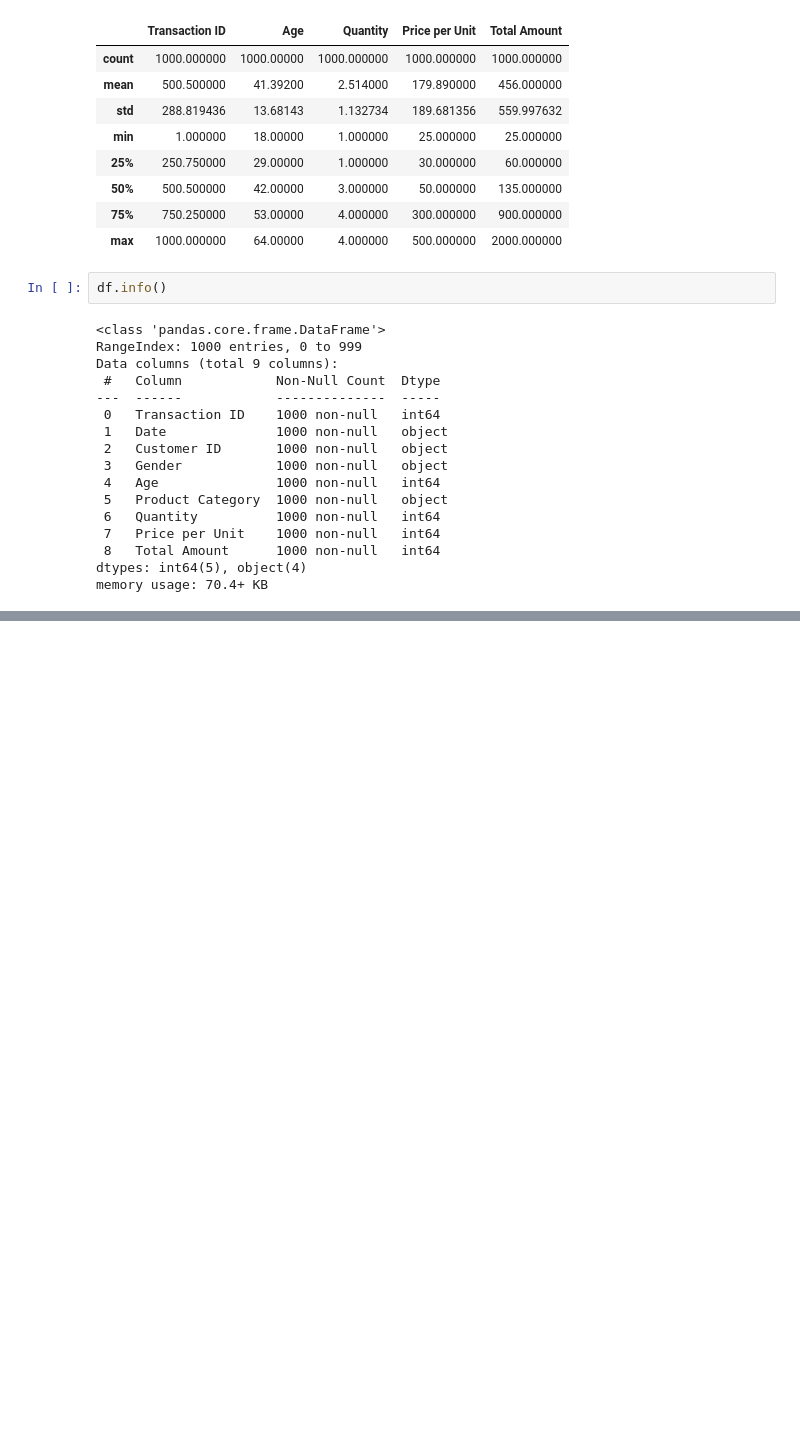
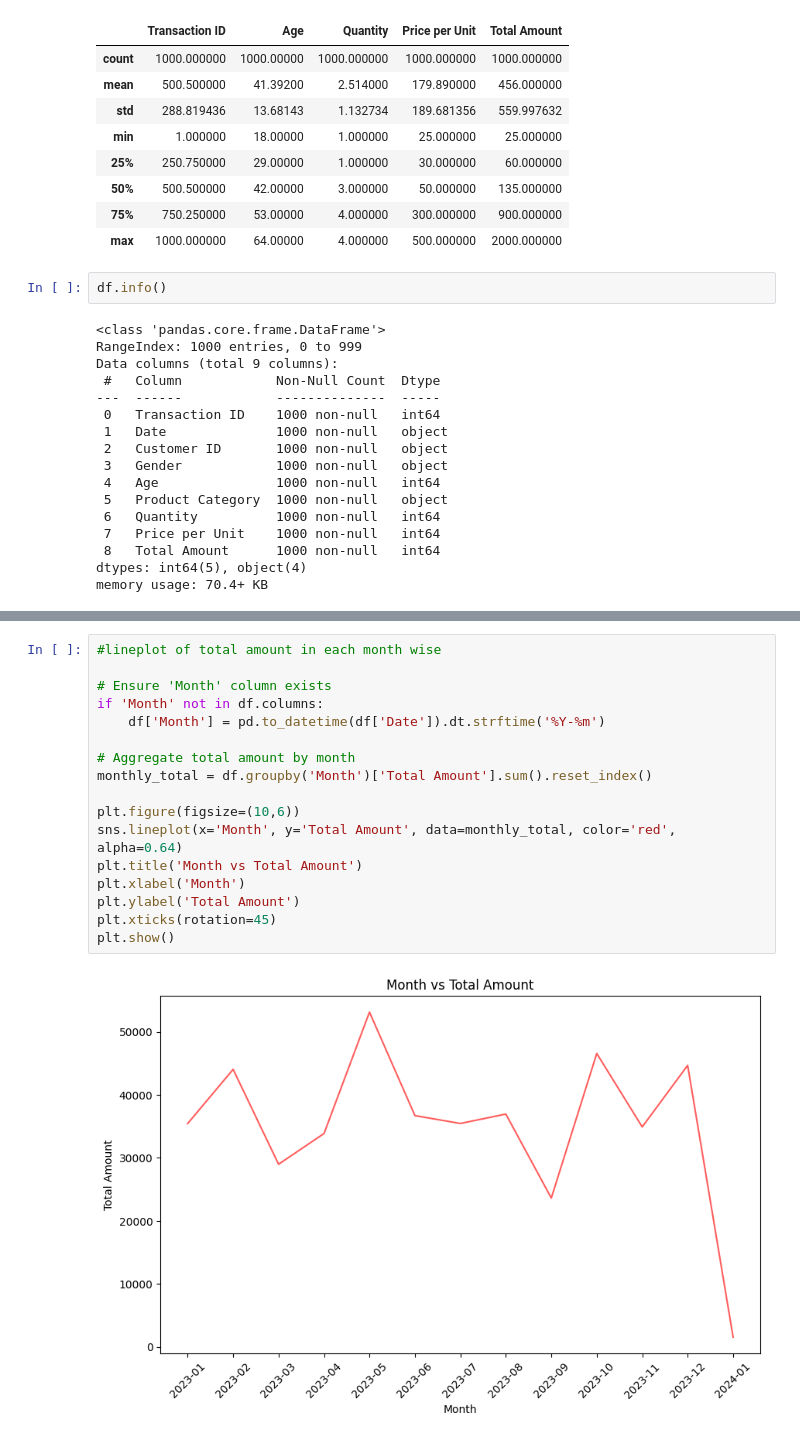
Before and after one commit to DEVang0876/Oasis, a Jupyter notebook: Proj1.ipynb, the cells around one changed output, grey strips where cells are left out. Cells and saved outputs as stored; diff of their text form; blank space fills up the shorter version.

```diff
--- a/Proj1.ipynb
+++ b/Proj1.ipynb
@@ -63,0 +88,19 @@ memory usage: 70.4+ KB
+# %%
+#lineplot of total amount in each month wise
+
+# Ensure 'Month' column exists
+if 'Month' not in df.columns:
+	df['Month'] = pd.to_datetime(df['Date']).dt.strftime('%Y-%m')
+
+# Aggregate total amount by month
+monthly_total = df.groupby('Month')['Total Amount'].sum().reset_index()
+
+plt.figure(figsize=(10,6))
+sns.lineplot(x='Month', y='Total Amount', data=monthly_total, color='red', alpha=0.64)
+plt.title('Month vs Total Amount')
+plt.xlabel('Month')
+plt.ylabel('Total Amount')
+plt.xticks(rotation=45)
+plt.show()
+# %% [output]
+[figure, added]
```
Also changed, not shown: parts of 6 cells of this notebook.
